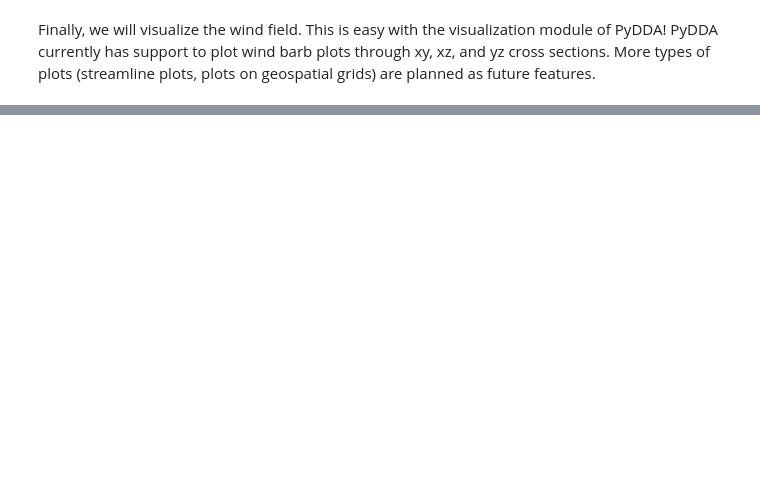
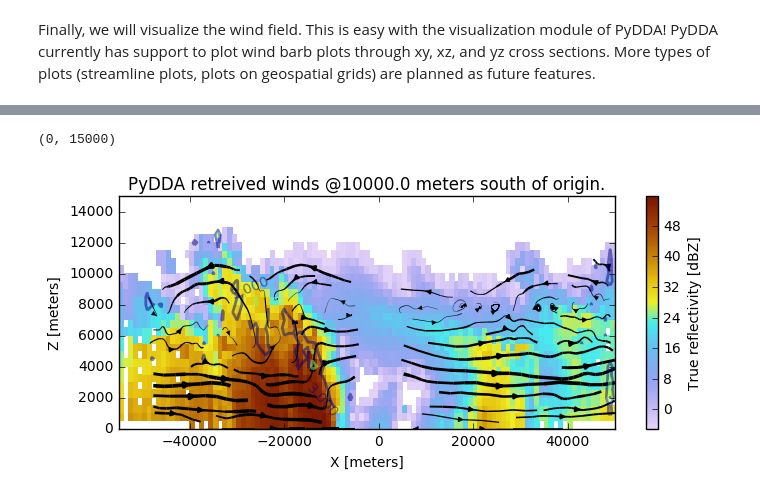
Before and after one commit to openradar/PyDDA, a Jupyter notebook: notebooks/PyDDA example notebook.ipynb, the cells around one changed output, grey strips where cells are left out. Drawn from its saved outputs; the diff is of its cells as text; code cells hidden in the pictures; blank space fills up the shorter version.

```diff
--- a/notebooks/PyDDA example notebook.ipynb
+++ b/notebooks/PyDDA example notebook.ipynb
@@ -94,0 +111,9 @@ pydda.vis.plot_yz_xsection_barbs(Grids, 'DT', level=40,
+# %%
+plt.figure(figsize=(8,3))
+pydda.vis.plot_xz_xsection_streamlines(Grids, None, 'DT', level=40,
+                                 w_vel_contours=[3, 6, 9],
+                                 thickness_divisor=5.0)
+plt.ylim([0,15000])
+# %% [output]
+(0, 15000)
+[figure, added]
```
Also changed, not shown: parts of 12 cells of this notebook, 3 other files.
